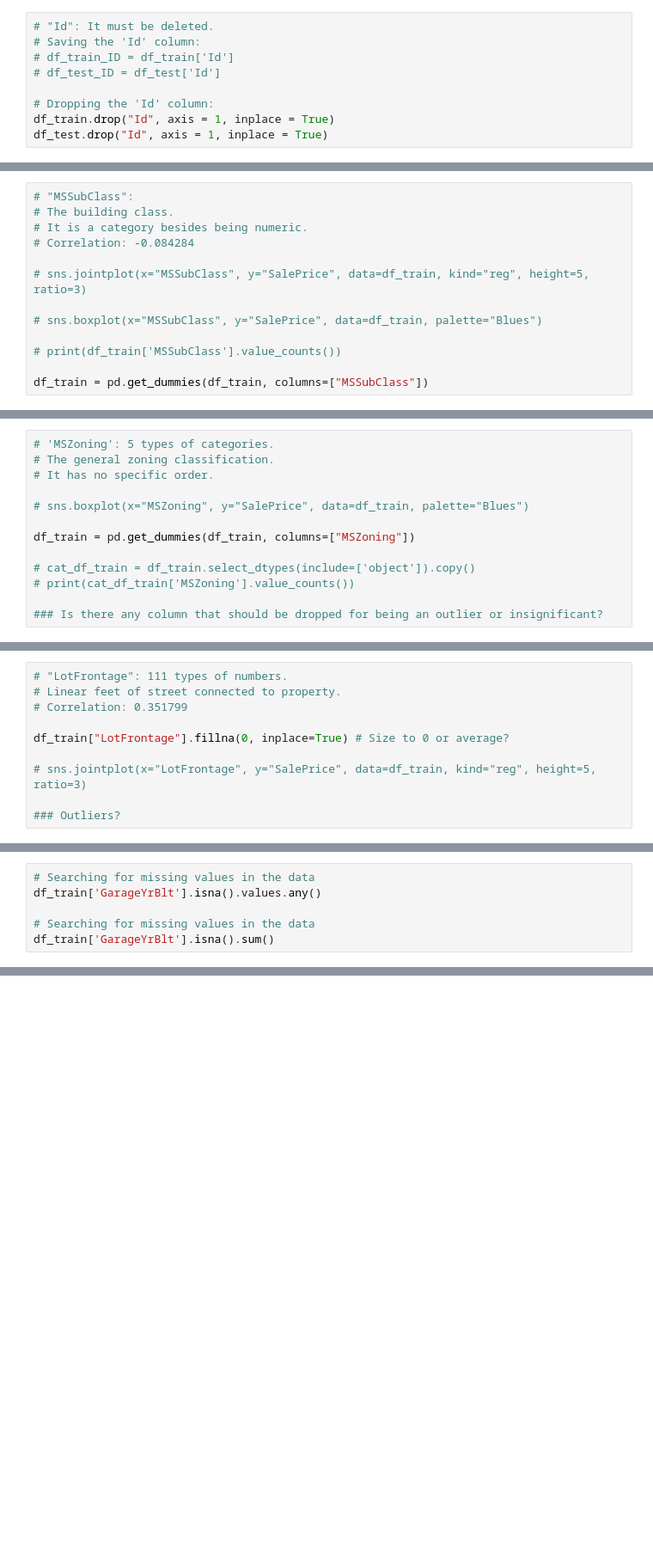
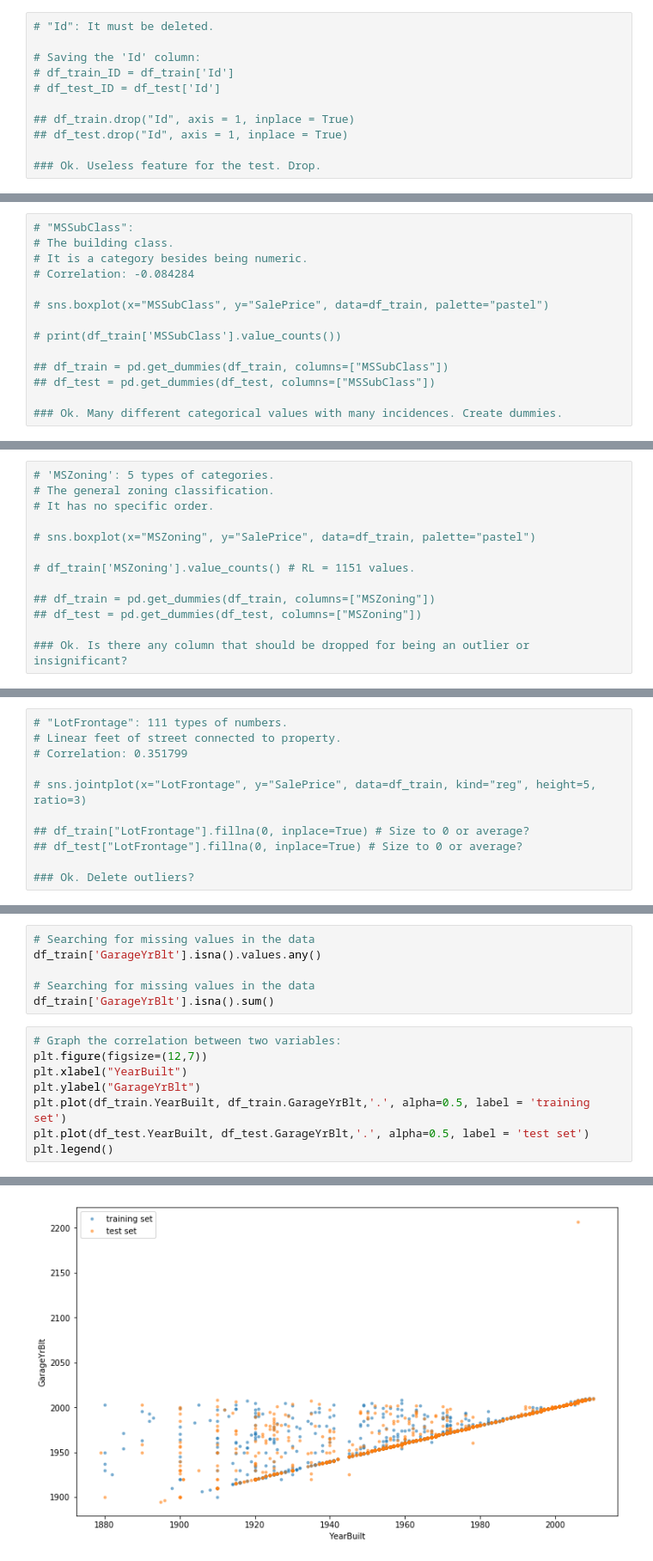
Before and after one commit to rafaelcesar7/Machine-Learning-Projects, a Jupyter notebook: Kaggle - House Prices.ipynb, the cells around one changed output, grey strips where cells are left out. Shown at 86% size. Saved outputs shown, nothing was run; the diff lists cells and outputs as text; blank space fills up the shorter version.

```diff
--- a/Kaggle - House Prices.ipynb
+++ b/Kaggle - House Prices.ipynb
@@ -455,13 +455,15 @@ non_numeric_values = ['Street', 'Alley', 'LotShape', 'LandContour', 'Utilities',
 # Id:
 # %%
 # "Id": It must be deleted.
+
 # Saving the 'Id' column:
 # df_train_ID = df_train['Id']
 # df_test_ID = df_test['Id']
 
-# Dropping the 'Id' column:
-df_train.drop("Id", axis = 1, inplace = True)
-df_test.drop("Id", axis = 1, inplace = True)
+## df_train.drop("Id", axis = 1, inplace = True)
+## df_test.drop("Id", axis = 1, inplace = True)
+
+### Ok. Useless feature for the test. Drop.
 # %% [markdown]
 # MsSubClass:
 # %%
@@ -470,13 +472,14 @@ df_test.drop("Id", axis = 1, inplace = True)
 # It is a category besides being numeric.
 # Correlation: -0.084284
 
-# sns.jointplot(x="MSSubClass", y="SalePrice", data=df_train, kind="reg", height=5, ratio=3)
-
-# sns.boxplot(x="MSSubClass", y="SalePrice", data=df_train, palette="Blues")
+# sns.boxplot(x="MSSubClass", y="SalePrice", data=df_train, palette="pastel")
 
 # print(df_train['MSSubClass'].value_counts())
 
-df_train = pd.get_dummies(df_train, columns=["MSSubClass"])
+## df_train = pd.get_dummies(df_train, columns=["MSSubClass"])
+## df_test = pd.get_dummies(df_test, columns=["MSSubClass"])
+
+### Ok. Many different categorical values with many incidences. Create dummies.
 # %% [markdown]
 # MSZoning:
 # %%
@@ -484,14 +487,14 @@ df_train = pd.get_dummies(df_train, columns=["MSSubClass"])
 # The general zoning classification.
 # It has no specific order.
 
-# sns.boxplot(x="MSZoning", y="SalePrice", data=df_train, palette="Blues")
+# sns.boxplot(x="MSZoning", y="SalePrice", data=df_train, palette="pastel")
 
-df_train = pd.get_dummies(df_train, columns=["MSZoning"])
+# df_train['MSZoning'].value_counts() # RL = 1151 values.
 
-# cat_df_train = df_train.select_dtypes(include=['object']).copy()
-# print(cat_df_train['MSZoning'].value_counts())
+## df_train = pd.get_dummies(df_train, columns=["MSZoning"])
+## df_test = pd.get_dummies(df_test, columns=["MSZoning"])
 
-### Is there any column that should be dropped for being an outlier or insignificant?
+### Ok. Is there any column that should be dropped for being an outlier or insignificant?
 # %% [markdown]
 # LotFrontage:
 # %%
@@ -499,8 +502,9 @@ df_train = pd.get_dummies(df_train, columns=["MSZoning"])
 # Linear feet of street connected to property.
 # Correlation: 0.351799
 
-df_train["LotFrontage"].fillna(0, inplace=True) # Size to 0 or average?
-
 # sns.jointplot(x="LotFrontage", y="SalePrice", data=df_train, kind="reg", height=5, ratio=3)
 
-### Outliers?
+## df_train["LotFrontage"].fillna(0, inplace=True) # Size to 0 or average?
+## df_test["LotFrontage"].fillna(0, inplace=True) # Size to 0 or average?
+
+### Ok. Delete outliers?
@@ -1476,3 +1624,12 @@ df_train['GarageYrBlt'].isna().values.any()
 
 # Searching for missing values in the data
 df_train['GarageYrBlt'].isna().sum()
+# %%
+# Graph the correlation between two variables:
+plt.figure(figsize=(12,7))
+plt.xlabel("YearBuilt")
+plt.ylabel("GarageYrBlt")
+plt.plot(df_train.YearBuilt, df_train.GarageYrBlt,'.', alpha=0.5, label = 'training set')
+plt.plot(df_test.YearBuilt, df_test.GarageYrBlt,'.', alpha=0.5, label = 'test set')
+plt.legend()
+# %% [output]
@@ -1478,0 +1637 @@ df_train['GarageYrBlt'].isna().sum()
+[figure, added]
```
Also changed, not shown: parts of 92 cells of this notebook.
